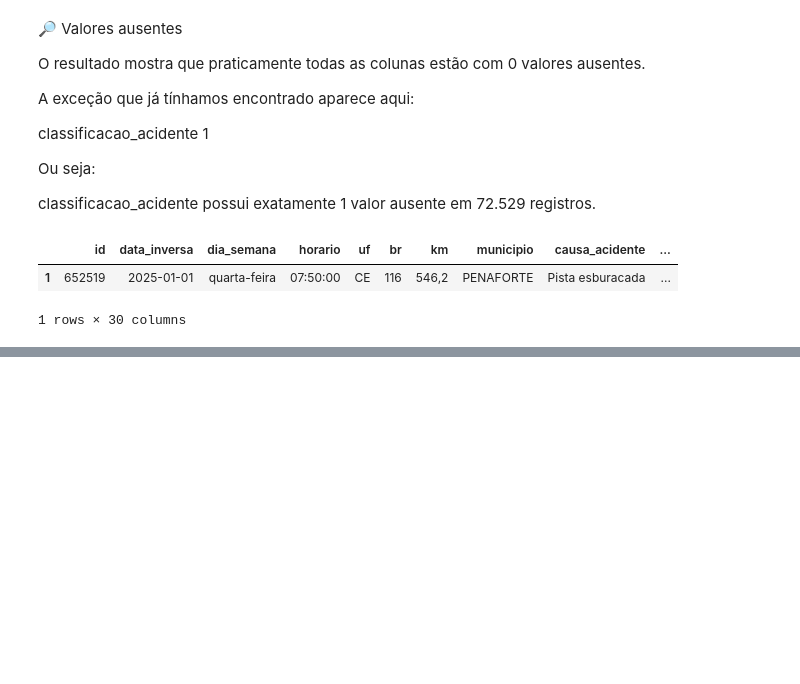
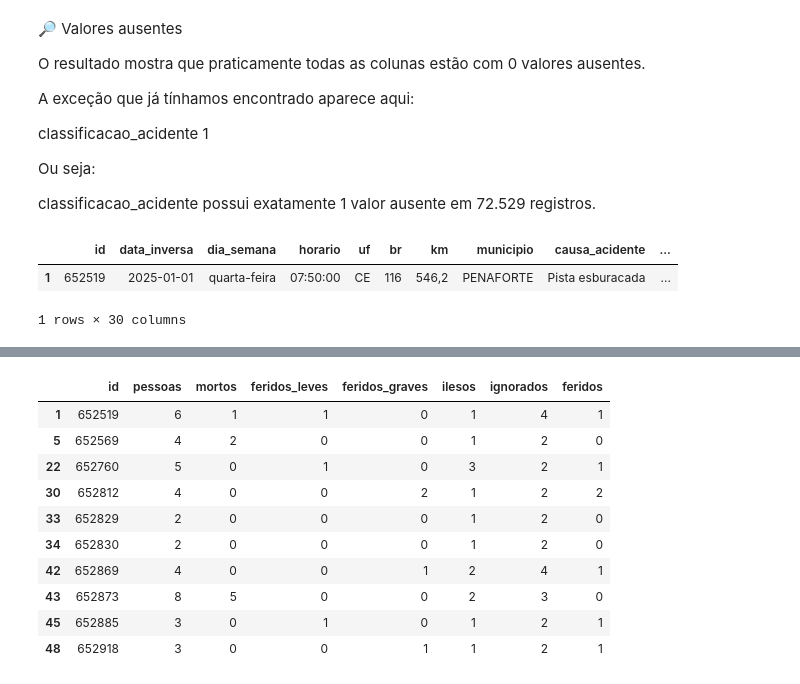
Before and after one commit to amalicef-sys/Projeto-Caixaverso-2026, a Jupyter notebook: analise/analise_acidentes_2025.ipynb, the cells around one changed output, grey strips where cells are left out. Drawn from its saved outputs; the diff is of its cells as text; code cells hidden in the pictures; blank space fills up the shorter version.

```diff
--- a/analise/analise_acidentes_2025.ipynb
+++ b/analise/analise_acidentes_2025.ipynb
@@ -150,0 +442,23 @@ df[df["classificacao_acidente"].isnull()]
+# %%
+df.loc[
+    df["pessoas"] != (
+        df["mortos"]
+        + df["feridos_leves"]
+        + df["feridos_graves"]
+        + df["ilesos"]
+        + df["ignorados"]
+    ),
+    ["id", "pessoas", "mortos", "feridos_leves", "feridos_graves", "ilesos", "ignorados", "feridos"]
+].head(10)
+# %% [output]
+|  | id | pessoas | mortos | feridos_leves | feridos_graves | ilesos | ignorados | feridos |
+| 1 | 652519 | 6 | 1 | 1 | 0 | 1 | 4 | 1 |
+| 5 | 652569 | 4 | 2 | 0 | 0 | 1 | 2 | 0 |
+| 22 | 652760 | 5 | 0 | 1 | 0 | 3 | 2 | 1 |
+| 30 | 652812 | 4 | 0 | 0 | 2 | 1 | 2 | 2 |
+| 33 | 652829 | 2 | 0 | 0 | 0 | 1 | 2 | 0 |
+| 34 | 652830 | 2 | 0 | 0 | 0 | 1 | 2 | 0 |
+| 42 | 652869 | 4 | 0 | 0 | 1 | 2 | 4 | 1 |
+| 43 | 652873 | 8 | 5 | 0 | 0 | 2 | 3 | 0 |
+| 45 | 652885 | 3 | 0 | 1 | 0 | 1 | 2 | 1 |
+| 48 | 652918 | 3 | 0 | 0 | 1 | 1 | 2 | 1 |
```
Also changed, not shown: parts of 79 cells of this notebook, 1 other file.
